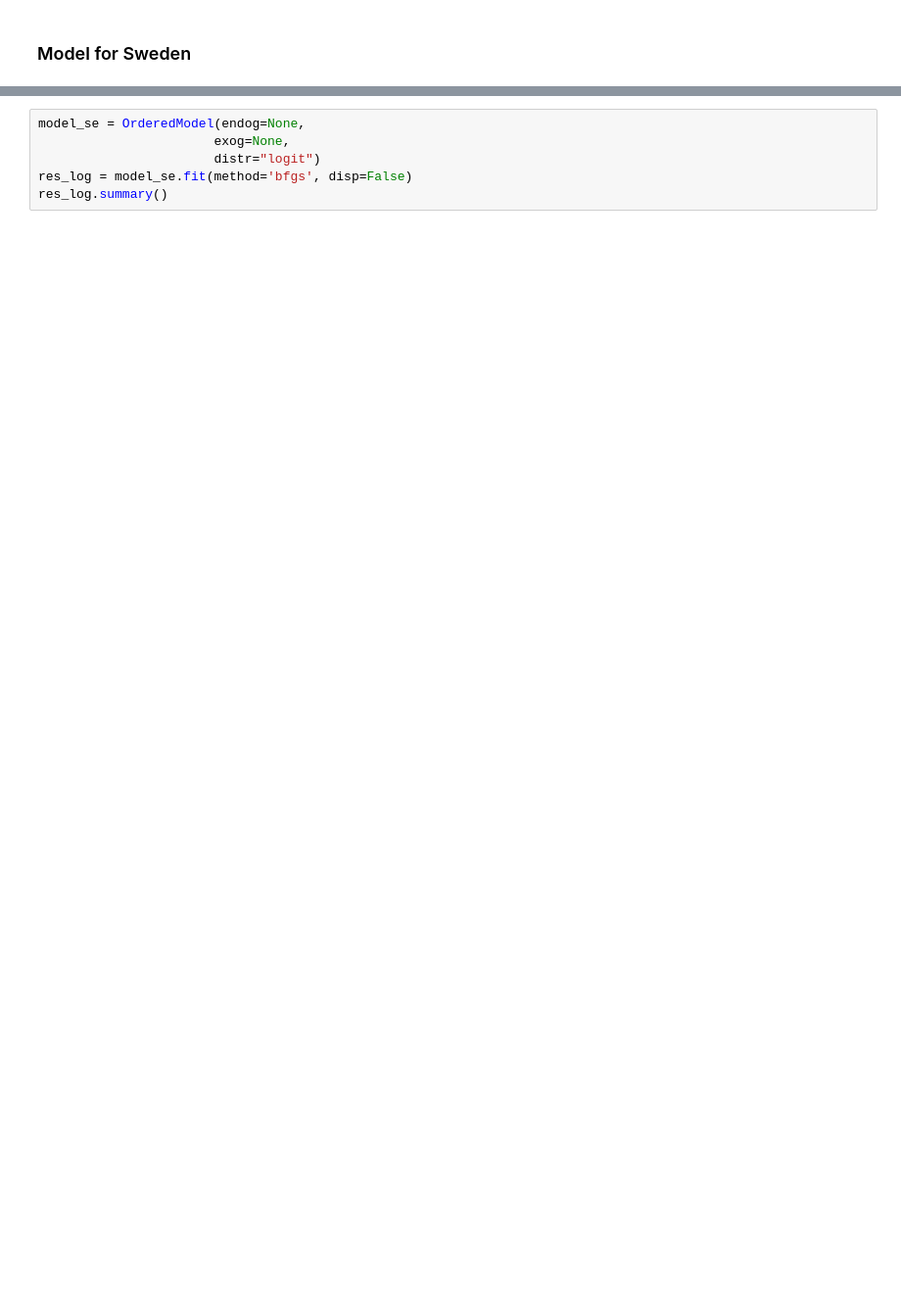
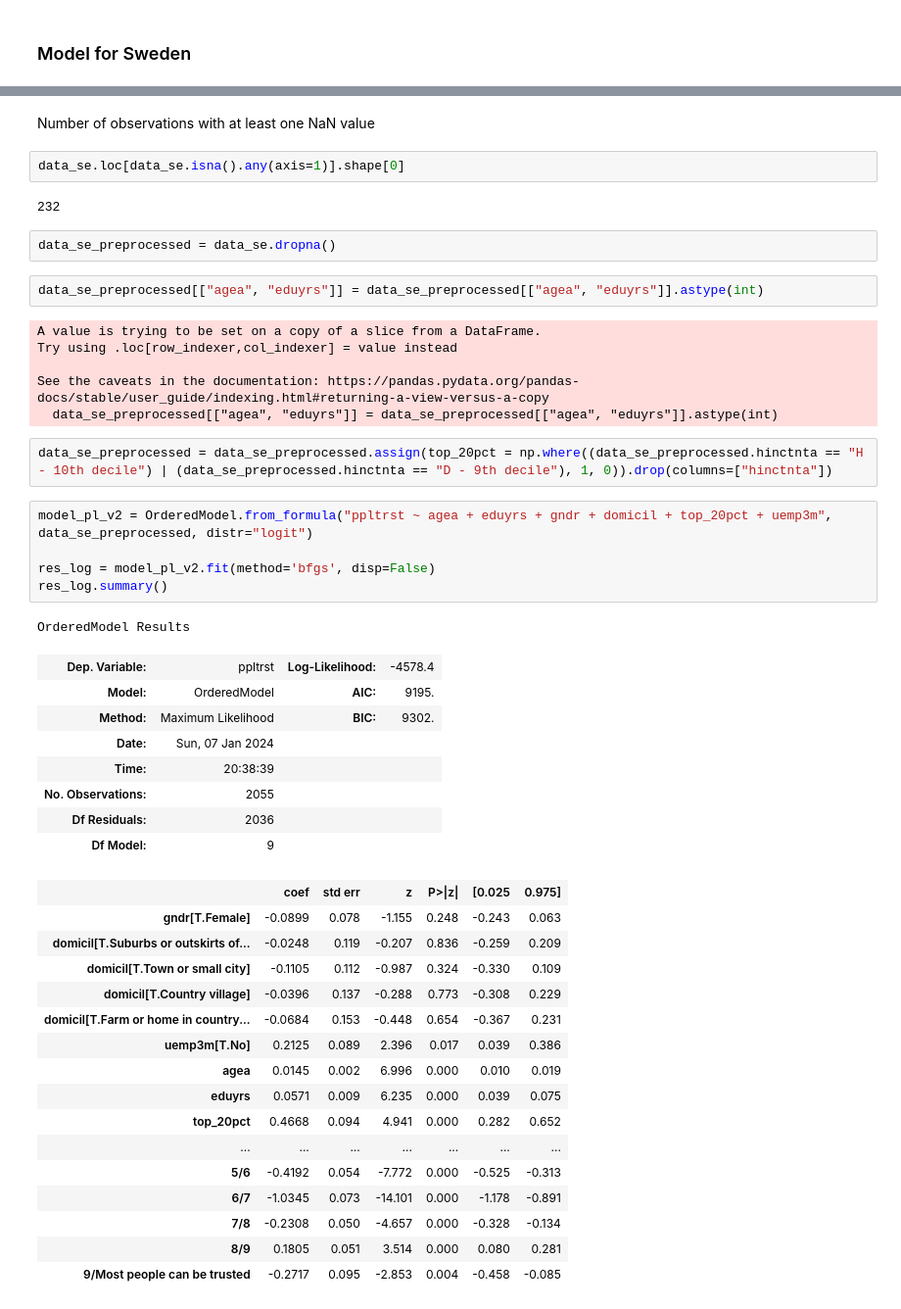
Before and after one commit to mateuszkasprowicz/social-trust, a Jupyter notebook: notebooks/model.ipynb, the cells around one changed output, grey strips where cells are left out. Shown: that part at 98% size. Cells and saved outputs as stored; diff of their text form; blank space fills up the shorter version.

```diff
--- a/notebooks/model.ipynb
+++ b/notebooks/model.ipynb
@@ -217,6 +241,49 @@ profile.to_file("../data/EDA_SE.html")
+# %% [markdown]
+Number of observations with at least one NaN value
+# %%
+data_se.loc[data_se.isna().any(axis=1)].shape[0]
+# %% [output]
+232
+# %%
+data_se_preprocessed = data_se.dropna()
+# %%
+data_se_preprocessed[["agea", "eduyrs"]] = data_se_preprocessed[["agea", "eduyrs"]].astype(int)
+# %% [output]
+A value is trying to be set on a copy of a slice from a DataFrame.
+Try using .loc[row_indexer,col_indexer] = value instead
+
+See the caveats in the documentation: https://pandas.pydata.org/pandas-docs/stable/user_guide/indexing.html#returning-a-view-versus-a-copy
+  data_se_preprocessed[["agea", "eduyrs"]] = data_se_preprocessed[["agea", "eduyrs"]].astype(int)
+# %%
+data_se_preprocessed = data_se_preprocessed.assign(top_20pct = np.where((data_se_preprocessed.hinctnta == "H - 10th decile") | (data_se_preprocessed.hinctnta == "D - 9th decile"), 1, 0)).drop(columns=["hinctnta"])
 # %%
-model_se = OrderedModel(endog=None,
-                       exog=None,
-                       distr="logit")
-res_log = model_se.fit(method='bfgs', disp=False)
+model_pl_v2 = OrderedModel.from_formula("ppltrst ~ agea + eduyrs + gndr + domicil + top_20pct + uemp3m", data_se_preprocessed, distr="logit")
+
+res_log = model_pl_v2.fit(method='bfgs', disp=False)
 res_log.summary()
+# %% [output]
+OrderedModel Results
+| Dep. Variable: | ppltrst | Log-Likelihood: | -4578.4 |
+| Model: | OrderedModel | AIC: | 9195. |
+| Method: | Maximum Likelihood | BIC: | 9302. |
+| Date: | Sun, 07 Jan 2024 |  |  |
+| Time: | 20:38:39 |  |  |
+| No. Observations: | 2055 |  |  |
+| Df Residuals: | 2036 |  |  |
+| Df Model: | 9 |  |  |
+|  | coef | std err | z | P>|z| | [0.025 | 0.975] |
+| gndr[T.Female] | -0.0899 | 0.078 | -1.155 | 0.248 | -0.243 | 0.063 |
+| domicil[T.Suburbs or outskirts of... | -0.0248 | 0.119 | -0.207 | 0.836 | -0.259 | 0.209 |
+| domicil[T.Town or small city] | -0.1105 | 0.112 | -0.987 | 0.324 | -0.330 | 0.109 |
+| domicil[T.Country village] | -0.0396 | 0.137 | -0.288 | 0.773 | -0.308 | 0.229 |
+| domicil[T.Farm or home in country... | -0.0684 | 0.153 | -0.448 | 0.654 | -0.367 | 0.231 |
+| uemp3m[T.No] | 0.2125 | 0.089 | 2.396 | 0.017 | 0.039 | 0.386 |
+| agea | 0.0145 | 0.002 | 6.996 | 0.000 | 0.010 | 0.019 |
+| eduyrs | 0.0571 | 0.009 | 6.235 | 0.000 | 0.039 | 0.075 |
+| top_20pct | 0.4668 | 0.094 | 4.941 | 0.000 | 0.282 | 0.652 |
+| ... | ... | ... | ... | ... | ... | ... |
+| 5/6 | -0.4192 | 0.054 | -7.772 | 0.000 | -0.525 | -0.313 |
+| 6/7 | -1.0345 | 0.073 | -14.101 | 0.000 | -1.178 | -0.891 |
+| 7/8 | -0.2308 | 0.050 | -4.657 | 0.000 | -0.328 | -0.134 |
+| 8/9 | 0.1805 | 0.051 | 3.514 | 0.000 | 0.080 | 0.281 |
+| 9/Most people can be trusted | -0.2717 | 0.095 | -2.853 | 0.004 | -0.458 | -0.085 |
```
Also changed, not shown: parts of 12 cells of this notebook.
